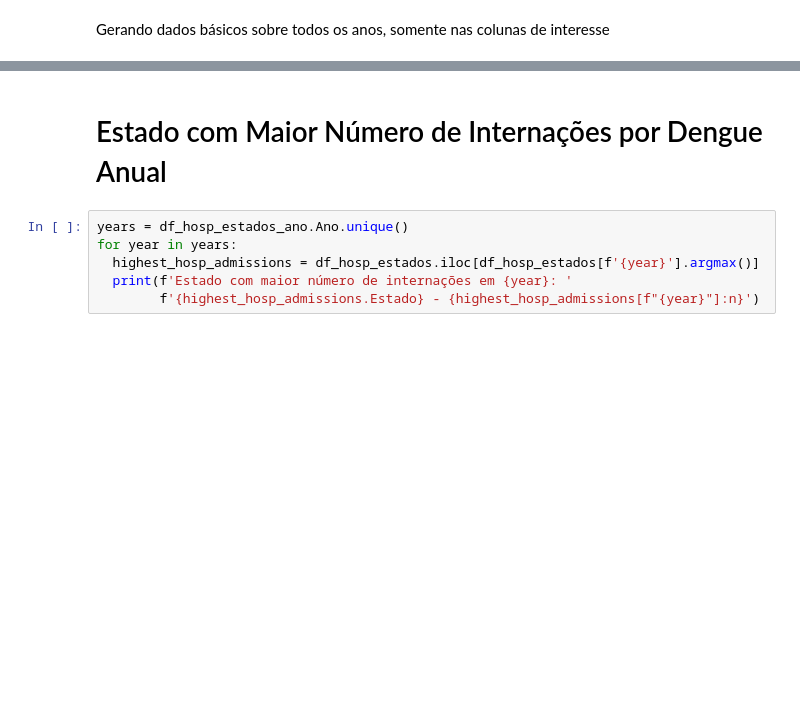
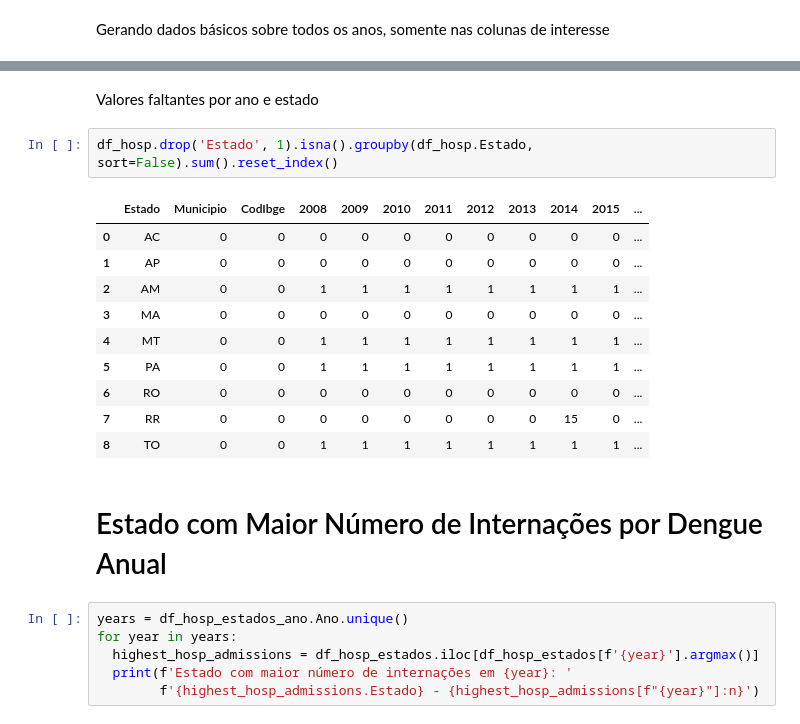
Before and after one commit to george-gca/MO826_IA368_CF044, a Jupyter notebook: notebooks/Análise_Exploratória_Dados_Hospitalares.ipynb, the cells around one changed output, grey strips where cells are left out. Drawn from its saved outputs; the diff is of its cells as text; blank space fills up the shorter version.

```diff
--- a/notebooks/Análise_Exploratória_Dados_Hospitalares.ipynb
+++ b/notebooks/Análise_Exploratória_Dados_Hospitalares.ipynb
@@ -133,3 +229,18 @@ df_hosp_estados[df_hosp_estados.columns[1:]].describe()
+# %% [markdown]
+Valores faltantes por ano e estado
+# %%
+df_hosp.drop('Estado', 1).isna().groupby(df_hosp.Estado, sort=False).sum().reset_index()
+# %% [output]
+|  | Estado | Municipio | CodIbge | 2008 | 2009 | 2010 | 2011 | 2012 | 2013 | 2014 | 2015 | ... |
+| 0 | AC | 0 | 0 | 0 | 0 | 0 | 0 | 0 | 0 | 0 | 0 | ... |
+| 1 | AP | 0 | 0 | 0 | 0 | 0 | 0 | 0 | 0 | 0 | 0 | ... |
+| 2 | AM | 0 | 0 | 1 | 1 | 1 | 1 | 1 | 1 | 1 | 1 | ... |
+| 3 | MA | 0 | 0 | 0 | 0 | 0 | 0 | 0 | 0 | 0 | 0 | ... |
+| 4 | MT | 0 | 0 | 1 | 1 | 1 | 1 | 1 | 1 | 1 | 1 | ... |
+| 5 | PA | 0 | 0 | 1 | 1 | 1 | 1 | 1 | 1 | 1 | 1 | ... |
+| 6 | RO | 0 | 0 | 0 | 0 | 0 | 0 | 0 | 0 | 0 | 0 | ... |
+| 7 | RR | 0 | 0 | 0 | 0 | 0 | 0 | 0 | 0 | 15 | 0 | ... |
+| 8 | TO | 0 | 0 | 1 | 1 | 1 | 1 | 1 | 1 | 1 | 1 | ... |
 # %% [markdown]
 # Estado com Maior Número de Internações por Dengue Anual
 # %%
```
Also changed, not shown: parts of 21 cells of this notebook, 2 other files.
